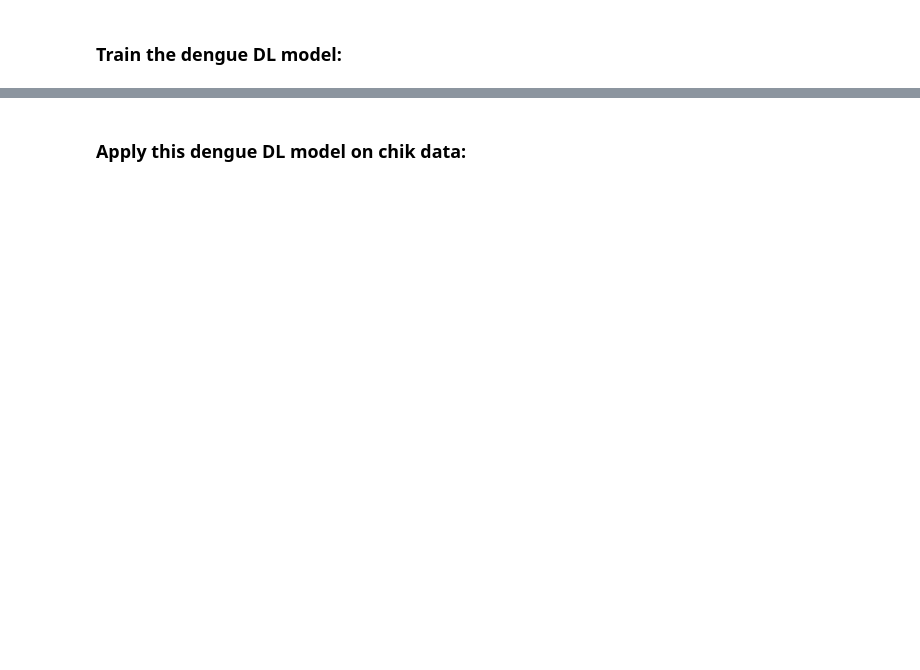
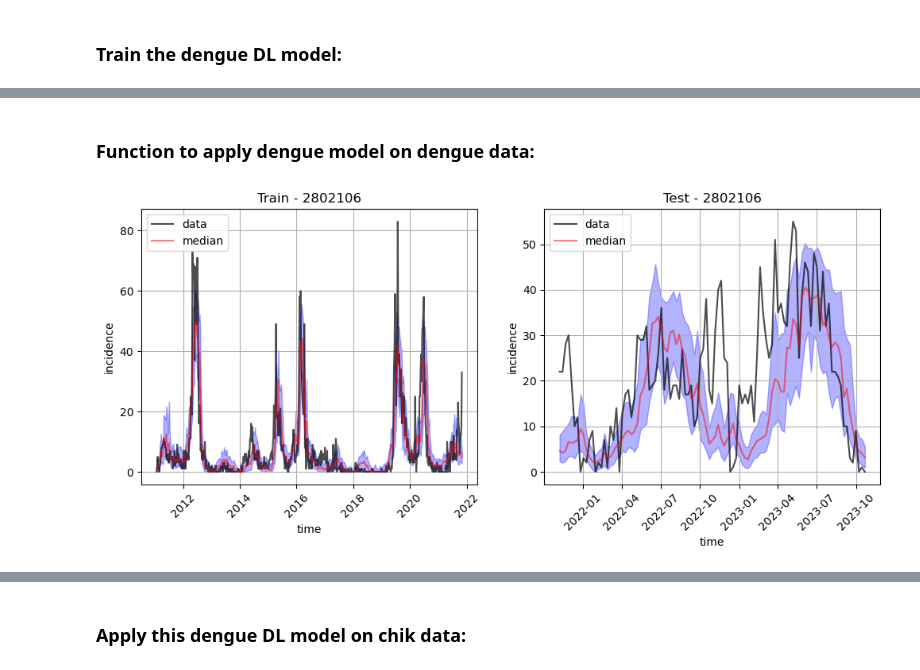
Before and after one commit to AlertaDengue/transfer-learning-forecast, a Jupyter notebook: notebooks/train_and_apply_models.ipynb, the cells around one changed output, grey strips where cells are left out. Drawn from its saved outputs; the diff is of its cells as text; code cells hidden in the pictures; blank space fills up the shorter version.

```diff
--- a/notebooks/train_and_apply_models.ipynb
+++ b/notebooks/train_and_apply_models.ipynb
@@ -47,0 +62,16 @@ Wall time: 20min 34s
+# %% [markdown]
+### Function to apply dengue model on dengue data:
+# %%
+%%time
+
+FILENAME_DATA = f'../data/chik_{city}_cluster.csv'
+
+# apply NN model
+metrics = apply_model(city, ini_date = None,
+                    end_date = END_DATE, look_back = LOOK_BACK, end_train_date =  END_DATE_TRAIN, batch_size = 1,
+                    predict_n = PREDICT_N,  ratio = None,
+                    label_pred= 'dengue_pred',
+                    model_name = f'trained_{city}_dengue_msle',
+                    filename = f'../data/dengue_{city}_cluster.csv')
+# %% [output]
+[figure, added]
```
Also changed, not shown: parts of 21 cells of this notebook, 8 other files.
